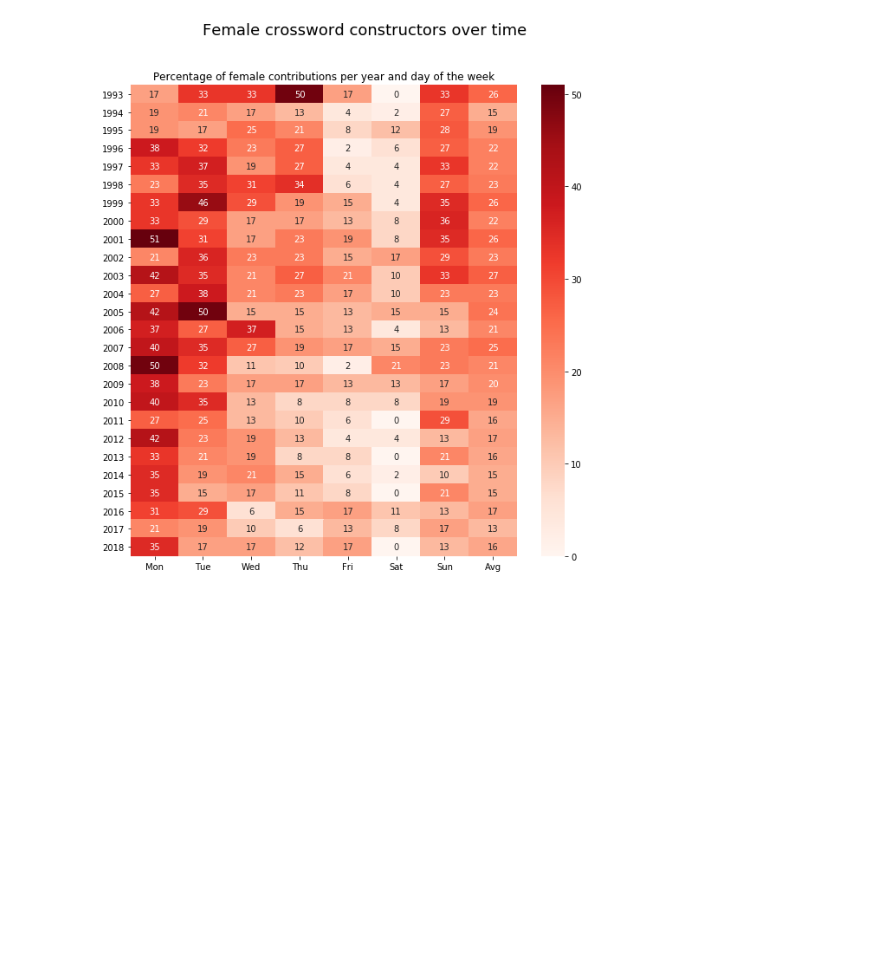
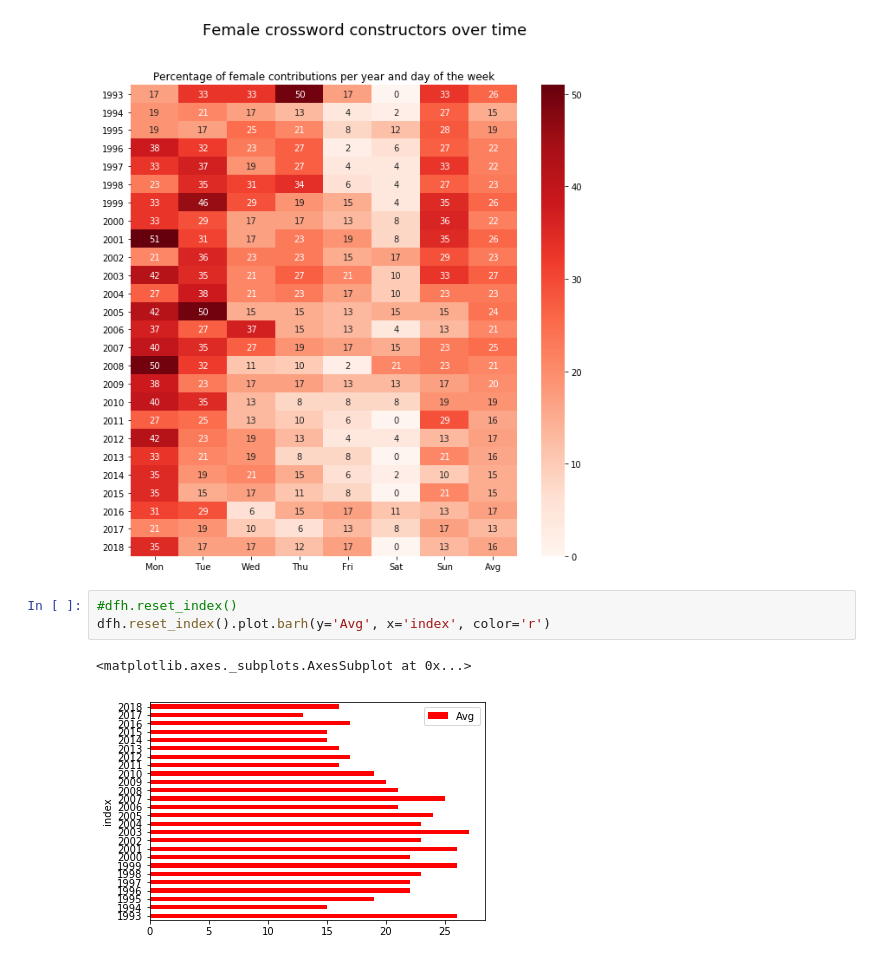
Before and after one commit to fizquierdo/Viz, a Jupyter notebook: make-over-monday/week49-xword-constructors/constructors.ipynb, the cells around one changed output. Cells and saved outputs as stored; diff of their text form; blank space fills up the shorter version.

Commit message:
add example of horizontal bar plot

```diff
--- a/make-over-monday/week49-xword-constructors/constructors.ipynb
+++ b/make-over-monday/week49-xword-constructors/constructors.ipynb
@@ -65,3 +65,9 @@ sns.heatmap(dfh, annot=True,  fmt='g', cmap='Reds', ax=ax)
 plt.savefig('constructors.png')
 # %% [output]
 [figure]
+# %%
+#dfh.reset_index()
+dfh.reset_index().plot.barh(y='Avg', x='index', color='r')
+# %% [output]
+<matplotlib.axes._subplots.AxesSubplot at 0x...>
+[figure, added]
```
